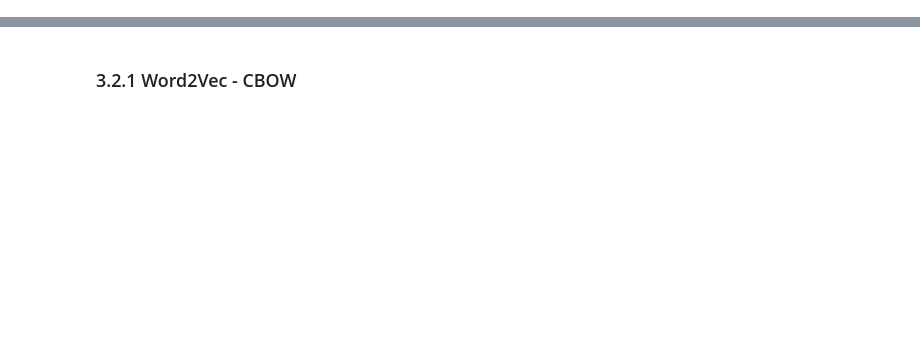
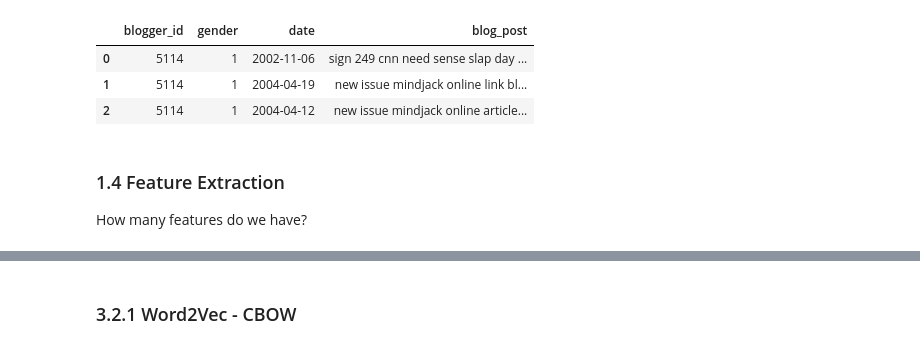
Before and after one commit to nirmalyaghosh/mini-projects, a Jupyter notebook: which-gender/which_gender_part_2.ipynb, the cells around one changed output, grey strips where cells are left out. Saved outputs shown, nothing was run; the diff lists cells and outputs as text; code cells hidden in the pictures; blank space fills up the shorter version.

```diff
--- a/which-gender/which_gender_part_2.ipynb
+++ b/which-gender/which_gender_part_2.ipynb
@@ -563,0 +154,15 @@ documents = df.tokenized_text.values.tolist()
+# %%
+# Concatenate the tokens into a single string - as required downstream
+def func_concat_tokens(x):
+    terms = x["tokenized_text"]
+    terms = [str(t) for t in terms]
+    return " ".join(terms)
+%time df["tokenized_text_rejoined"] = df.apply(func_concat_tokens , axis=1)
+
+# Next, replace the text within "blog_post" with text in "tokenized_text_rejoined"
+df["blog_post"] = df["tokenized_text_rejoined"]
+df.drop(["tokenized_text", "tokenized_text_rejoined"], axis=1, inplace=True)
+del textpreprocess._spacy_parser_
+num_unreachable_objects = gc.collect()
+df.head(n=3)
+# %% [output]
@@ -563,0 +171,7 @@ documents = df.tokenized_text.values.tolist()
+|  | blogger_id | gender | date | blog_post |
+| 0 | 5114 | 1 | 2002-11-06 | sign 249 cnn need sense slap day ... |
+| 1 | 5114 | 1 | 2004-04-19 | new issue mindjack online link bl... |
+| 2 | 5114 | 1 | 2004-04-12 | new issue mindjack online article... |
+# %% [markdown]
+### 1.4 Feature Extraction
+How many features do we have?
```
Also changed, not shown: parts of 65 cells of this notebook, 1 other file.
